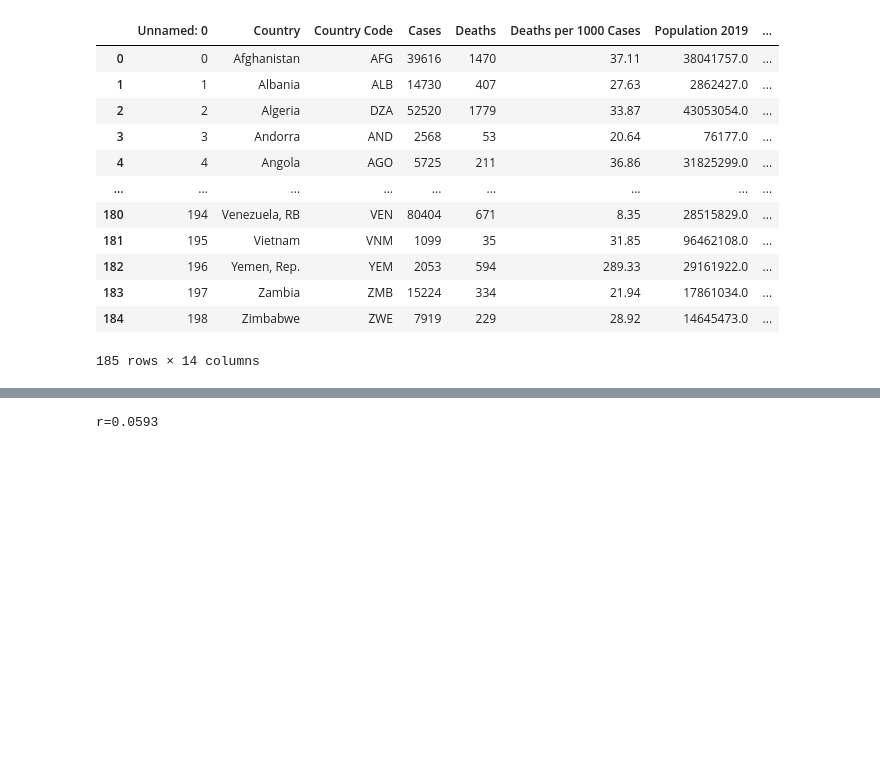
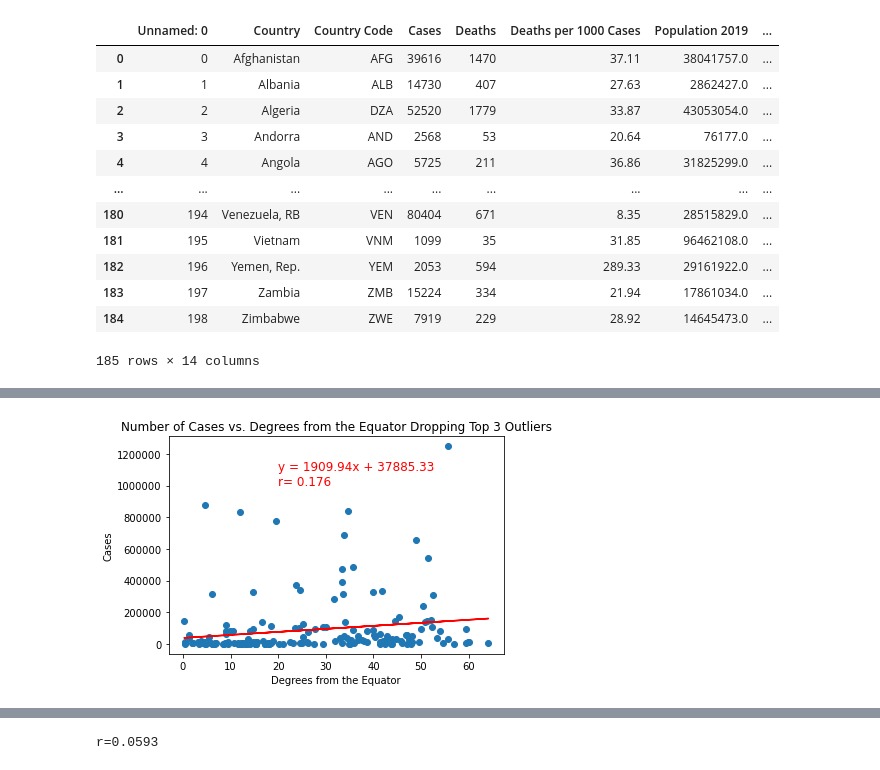
Before and after one commit to AustinRCole/COVID_Lat_GDP_analysis, a Jupyter notebook: COVID_lat_AC.ipynb, the cells around one changed output, grey strips where cells are left out. Cells and saved outputs as stored; diff of their text form; code cells hidden in the pictures; blank space fills up the shorter version.

```diff
--- a/COVID_lat_AC.ipynb
+++ b/COVID_lat_AC.ipynb
@@ -35,0 +27,4 @@ plt.show()
+# %%
+data_lat_cases = data_lat.sort_values('Cases',ascending=False)
+data_lat_cases = data_lat_cases.iloc[3:]
+data_lat_cases.head()
@@ -35,0 +38,17 @@ plt.show()
+# %%
+lat_abs = data_lat['Latitude'].apply(lambda x: float(x)).abs()
+lat_abs_cases = data_lat_cases['Latitude'].apply(lambda x: float(x)).abs()
+plt.scatter(lat_abs_cases,data_lat_cases['Cases'],marker="o")
+plt.xlabel('Degrees from the Equator')
+plt.ylabel('Cases')
+plt.title('Number of Cases vs. Degrees from the Equator Dropping Top 3 Outliers')
+plt.ticklabel_format(style='plain')
+slope4, intercept4, r4, p4, std_err4 = st.linregress(lat_abs_cases,data_lat_cases['Cases'])
+fit4 = slope4 * lat_abs_cases + intercept4
+plt.plot(lat_abs_cases,fit4,color='r')
+line_eq4 = f"y = {round(slope4,2)}x + {round(intercept4,2)}"
+plt.annotate(line_eq4,(20,1100000),fontsize=12,color="red")
+plt.annotate(f"r= {round(r4,4)}",(20,1000000),fontsize=12,color="red")
+plt.show()
+# %% [output]
+[figure, added]
```
Also changed, not shown: parts of 10 cells of this notebook.
